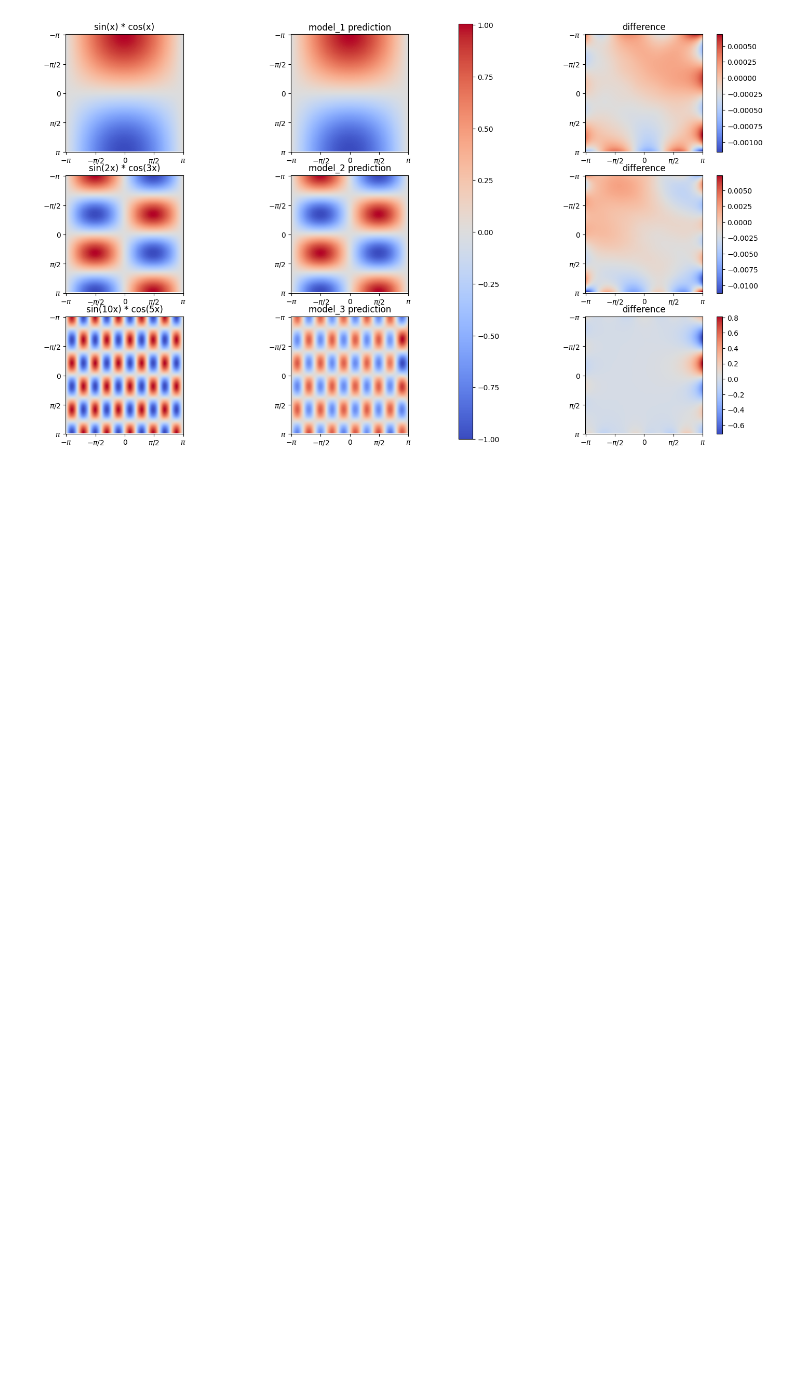
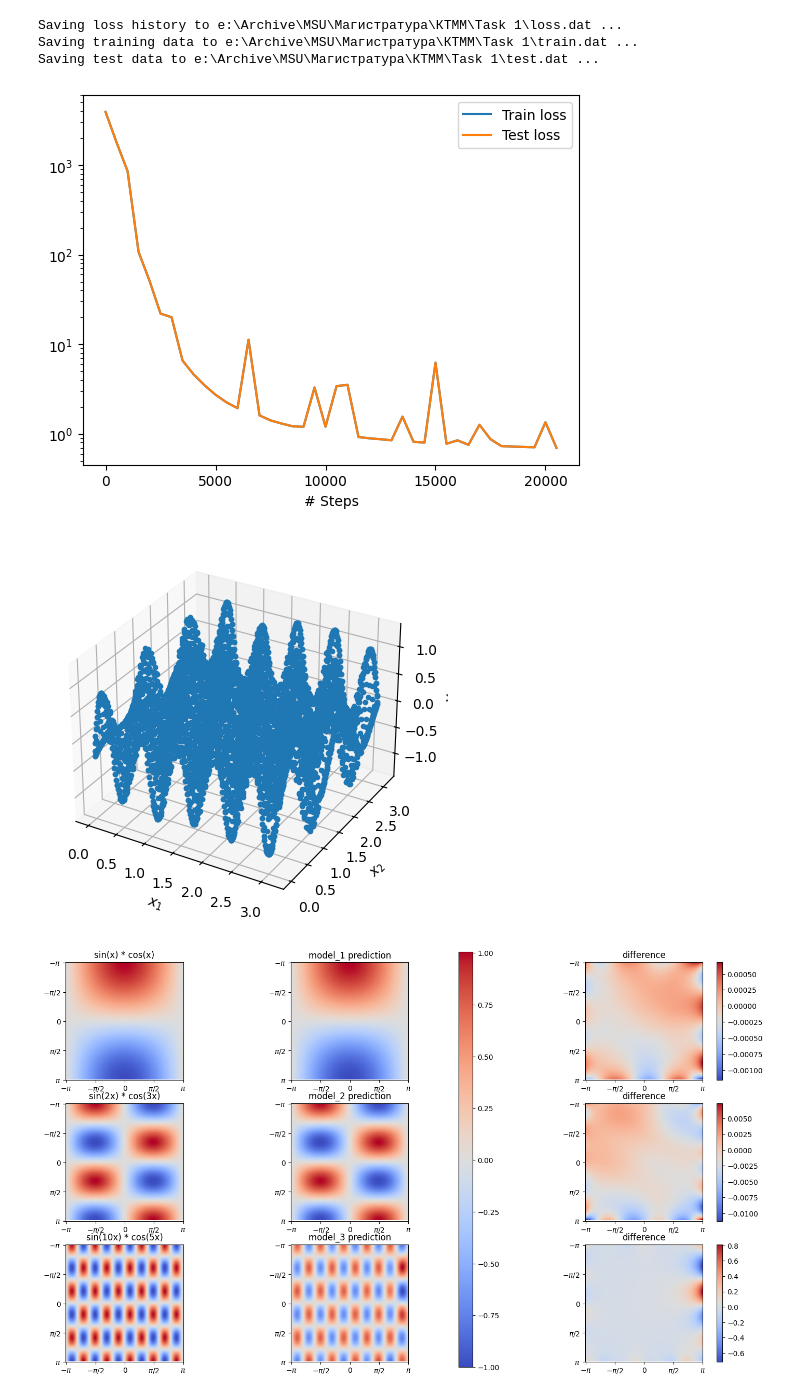
Before and after one commit to L404-Venik/CTMM, a Jupyter notebook: Task 1/Task.ipynb, the cells around one changed output. Cells and saved outputs as stored; diff of their text form; code cells hidden in the pictures; blank space fills up the shorter version.

Commit message:
part 2 of task 1

```diff
--- a/Task 1/Task.ipynb
+++ b/Task 1/Task.ipynb
@@ -123,0 +117,7 @@ Saving test data to e:\Archive\MSU\Магистратура\КТММ\Task 1\test
+# %%
+k = 10
+m = 5
+u_func = lambda x, y: torch.sin(torch.tensor(k * x)) * torch.cos(torch.tensor(m * y))
+f, g = generate_poisson_problem(u_func, k, m)
+model_3, loss_history_3 = train_pinn(f, g, limits, 20000, 5000, 1000, True)
+# %% [output]
@@ -124,3 +141,8 @@ Saving test data to e:\Archive\MSU\Магистратура\КТММ\Task 1\test
+Saving loss history to e:\Archive\MSU\Магистратура\КТММ\Task 1\loss.dat ...
+Saving training data to e:\Archive\MSU\Магистратура\КТММ\Task 1\train.dat ...
+Saving test data to e:\Archive\MSU\Магистратура\КТММ\Task 1\test.dat ...
+[figure, added]
+[figure, added]
 # %%
 # Оценка качества
 x_test = np.random.rand(1000, 2) * np.pi
```
Also changed, not shown: parts of 6 cells of this notebook, 1 other file.
